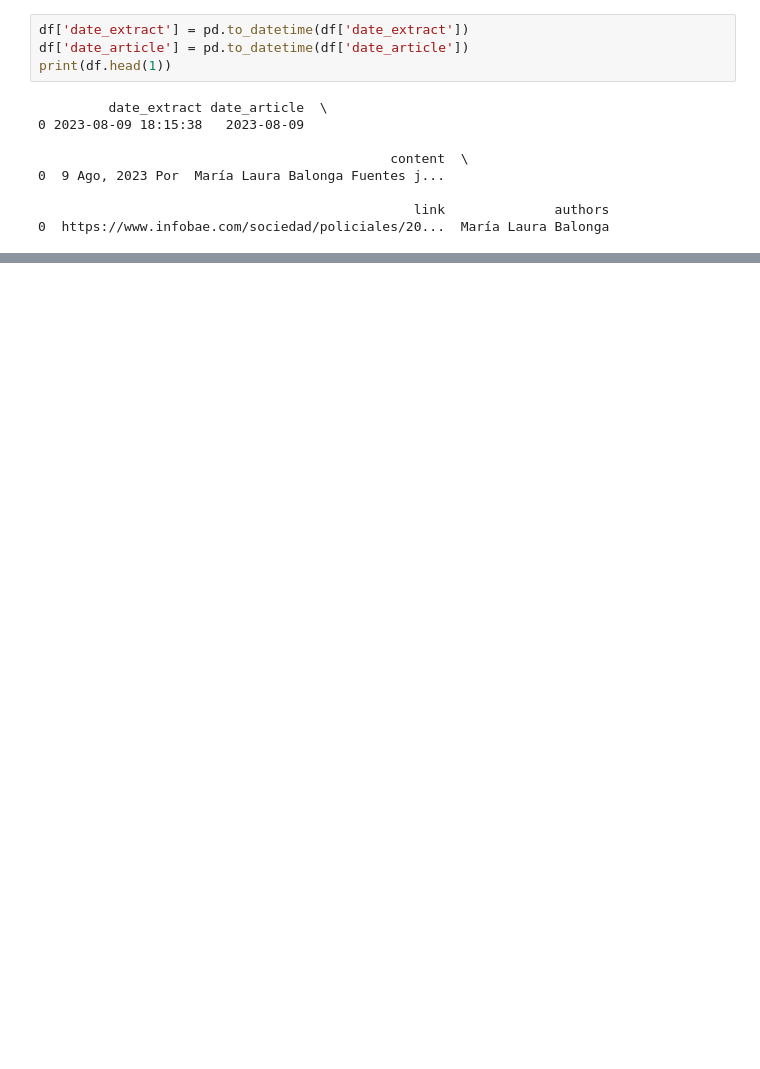
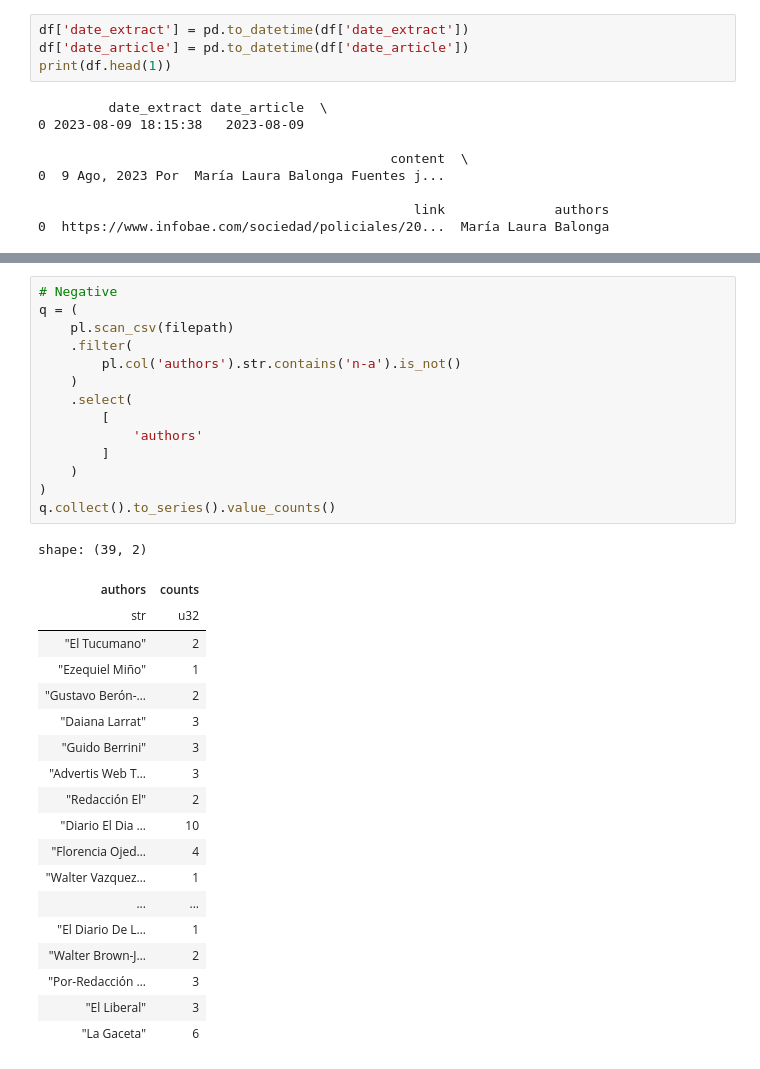
Before and after one commit to castillosebastian/willow, a Jupyter notebook: dev/transforme_first_clean.ipynb, the cells around one changed output, grey strips where cells are left out. Cells and saved outputs as stored; diff of their text form; blank space fills up the shorter version.

```diff
--- a/dev/transforme_first_clean.ipynb
+++ b/dev/transforme_first_clean.ipynb
@@ -27,0 +145,34 @@ print(df.head(1))
+# %%
+# Negative
+q = (
+    pl.scan_csv(filepath)
+    .filter(
+        pl.col('authors').str.contains('n-a').is_not()
+    )
+    .select(
+        [
+            'authors'
+        ]
+    )
+)
+q.collect().to_series().value_counts()
+# %% [output]
+shape: (39, 2)
+| authors | counts |
+| str | u32 |
+| "El Tucumano" | 2 |
+| "Ezequiel Miño" | 1 |
+| "Gustavo Berón-… | 2 |
+| "Daiana Larrat" | 3 |
+| "Guido Berrini" | 3 |
+| "Advertis Web T… | 3 |
+| "Redacción El" | 2 |
+| "Diario El Dia … | 10 |
+| "Florencia Ojed… | 4 |
+| "Walter Vazquez… | 1 |
+| ... | ... |
+| "El Diario De L… | 1 |
+| "Walter Brown-J… | 2 |
+| "Por-Redacción … | 3 |
+| "El Liberal" | 3 |
+| "La Gaceta" | 6 |
```
Also changed, not shown: parts of 29 cells of this notebook, 3 other files.
